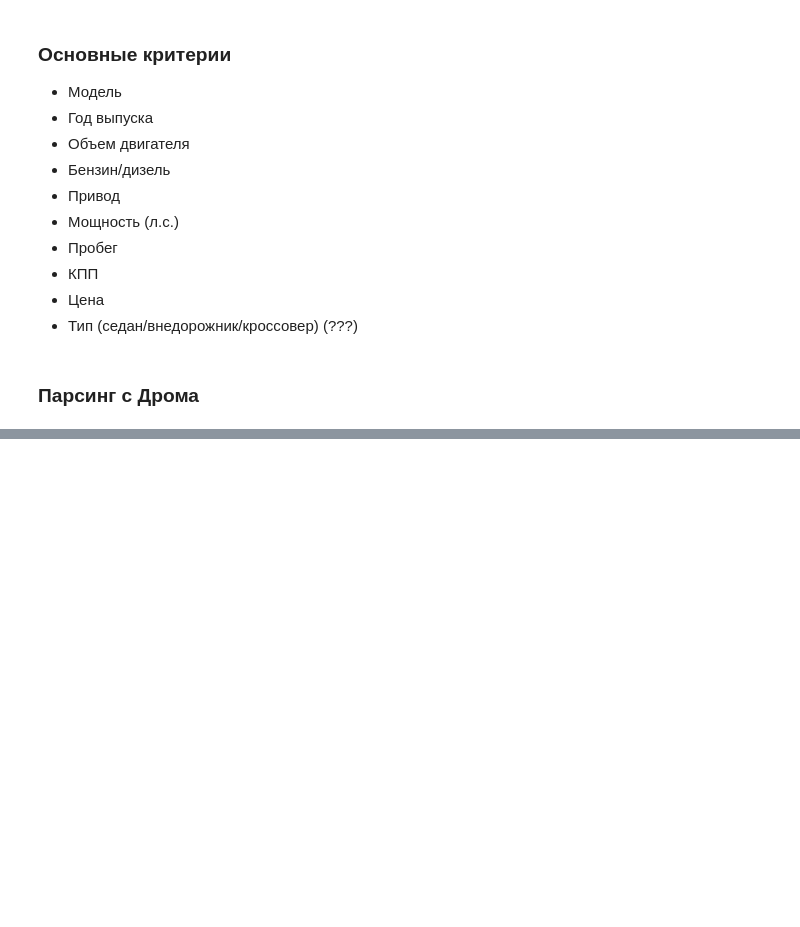
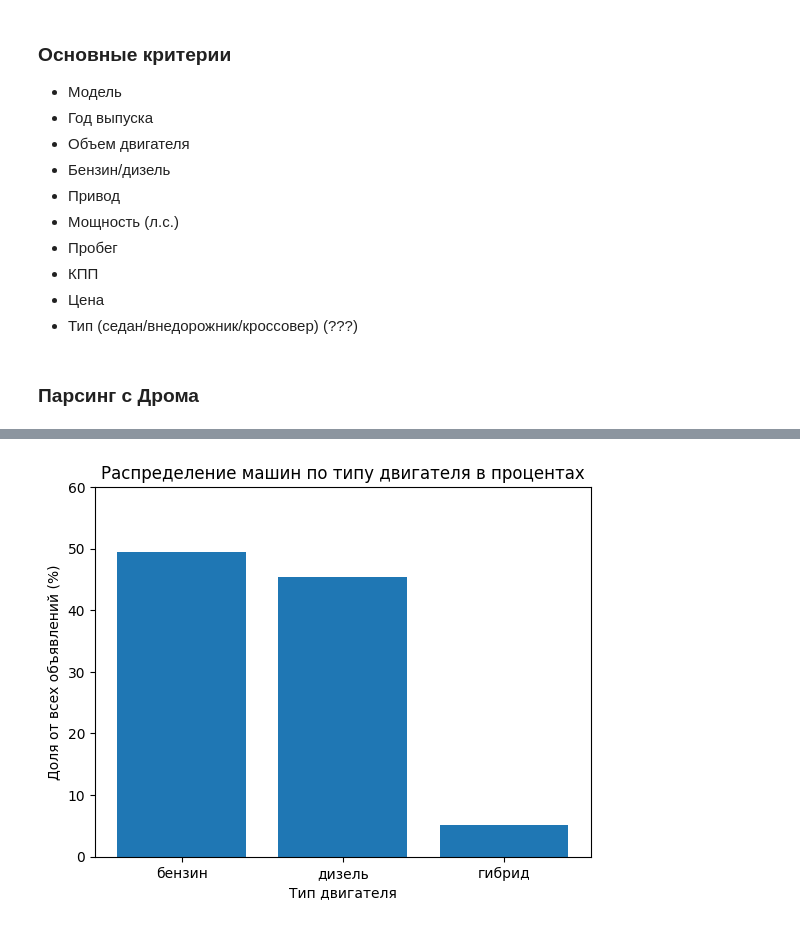
Before and after one commit to SergoDobro/FinParse, a Jupyter notebook: DataParsers/drom.ipynb, the cells around one changed output, grey strips where cells are left out. Saved outputs shown, nothing was run; the diff lists cells and outputs as text; code cells hidden in the pictures; blank space fills up the shorter version.

```diff
--- a/DataParsers/drom.ipynb
+++ b/DataParsers/drom.ipynb
@@ -65,0 +117,13 @@ BMW 5-Series, 2022 | 5-Series | 2022 | 24000 |2.0L | 190 HP | дизель | 4WD
+# %%
+total_cars = len(cars)
+fuel_counts = Counter(car.fuel_type for car in cars)
+fuel_percentages = {key: (value / total_cars) * 100 for key, value in fuel_counts.items()}
+
+plt.bar(fuel_percentages.keys(), fuel_percentages.values())
+plt.xlabel("Тип двигателя")
+plt.ylabel("Доля от всех объявлений (%)")
+plt.title("Распределение машин по типу двигателя в процентах")
+plt.ylim(0, 60)
+plt.show()
+# %% [output]
+[figure, added]
```
Also changed, not shown: parts of 10 cells of this notebook.
